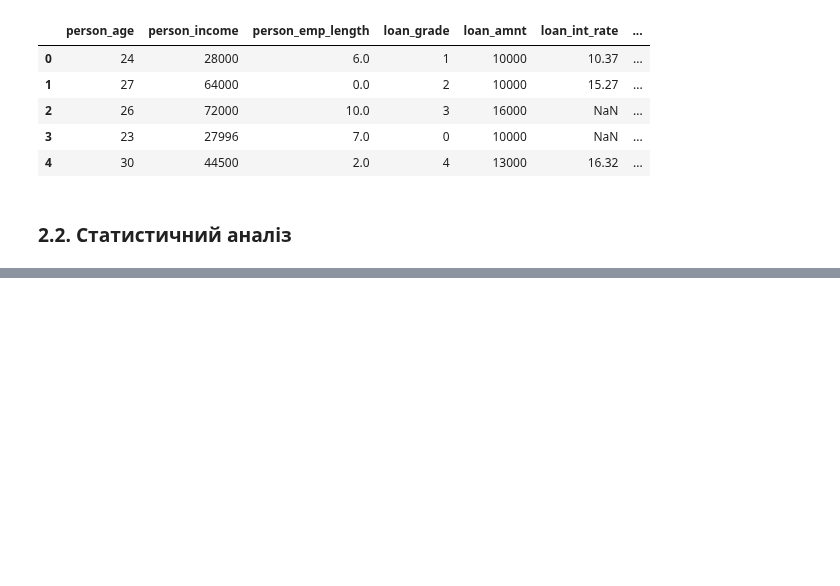
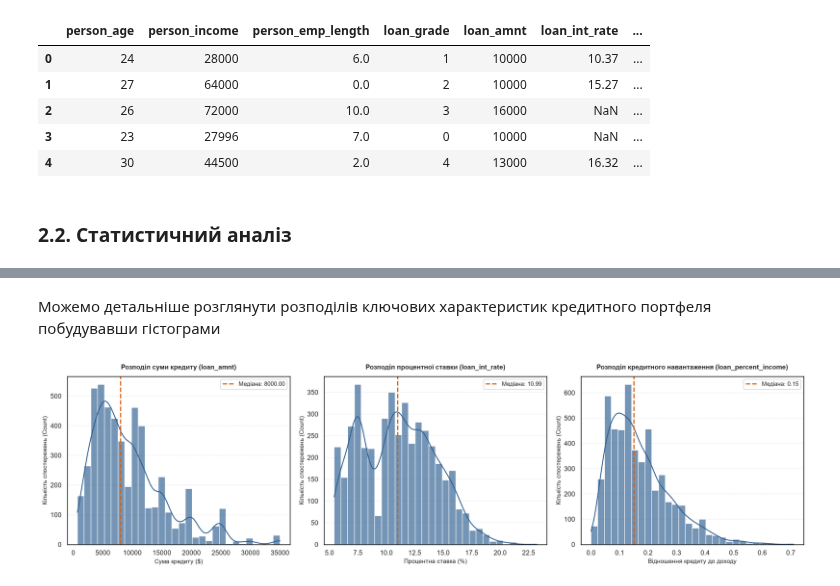
Before and after one commit to sonyalev/credit-risk, a Jupyter notebook: Stage1.ipynb, the cells around one changed output, grey strips where cells are left out. Saved outputs shown, nothing was run; the diff lists cells and outputs as text; code cells hidden in the pictures; blank space fills up the shorter version.

```diff
--- a/Stage1.ipynb
+++ b/Stage1.ipynb
@@ -279,0 +324,39 @@ display(df_encoded.head())
+# %% [markdown]
+Можемо детальніше розглянути розподілів ключових характеристик кредитного портфеля побудувавши гістограми
+# %%
+
+features = ['loan_amnt', 'loan_int_rate', 'loan_percent_income']
+titles = ['Розподіл суми кредиту (loan_amnt)',
+          'Розподіл процентної ставки (loan_int_rate)',
+          'Розподіл кредитного навантаження (loan_percent_income)']
+x_labels = ['Сума кредиту ($)', 'Процентна ставка (%)', 'Відношення кредиту до доходу']
+
+fig, axes = plt.subplots(1, 3, figsize=(18, 5), dpi=150)
+
+for i, col in enumerate(features):
+    sns.histplot(
+        data=df,
+        x=col,
+        kde=True,
+        bins=30,
+        ax=axes[i],
+        color='#2b5c8f',
+        edgecolor='white',
+        alpha=0.65
+    )
+
+    #розрахунок медіани для нанесення орієнтиру
+    median_val = df[col].median()
+    axes[i].axvline(median_val, color='#d95f02', linestyle='--', linewidth=2,
+                    label=f'Медіана: {median_val:.2f}')
+
+    axes[i].set_title(titles[i], fontsize=11, fontweight='bold', pad=12)
+    axes[i].set_xlabel(x_labels[i], fontsize=10)
+    axes[i].set_ylabel('Кількість спостережень (Count)', fontsize=10)
+    axes[i].legend(loc='upper right', fontsize=9.5)
+    axes[i].grid(axis='y', linestyle=':', alpha=0.6)
+
+plt.tight_layout()
+plt.show()
+# %% [output]
+[figure, added]
```
Also changed, not shown: parts of 33 cells of this notebook, 1 other file.
